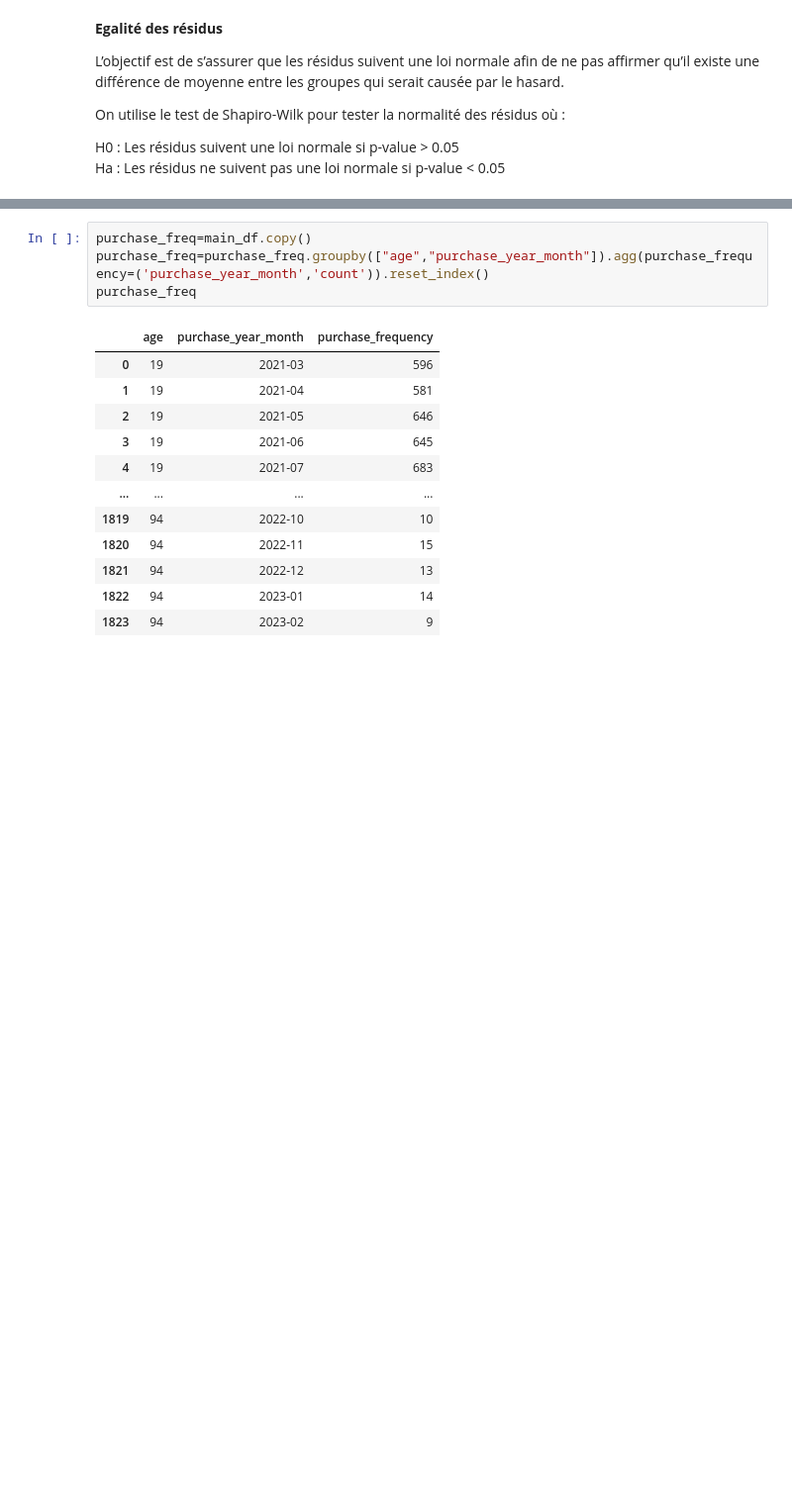
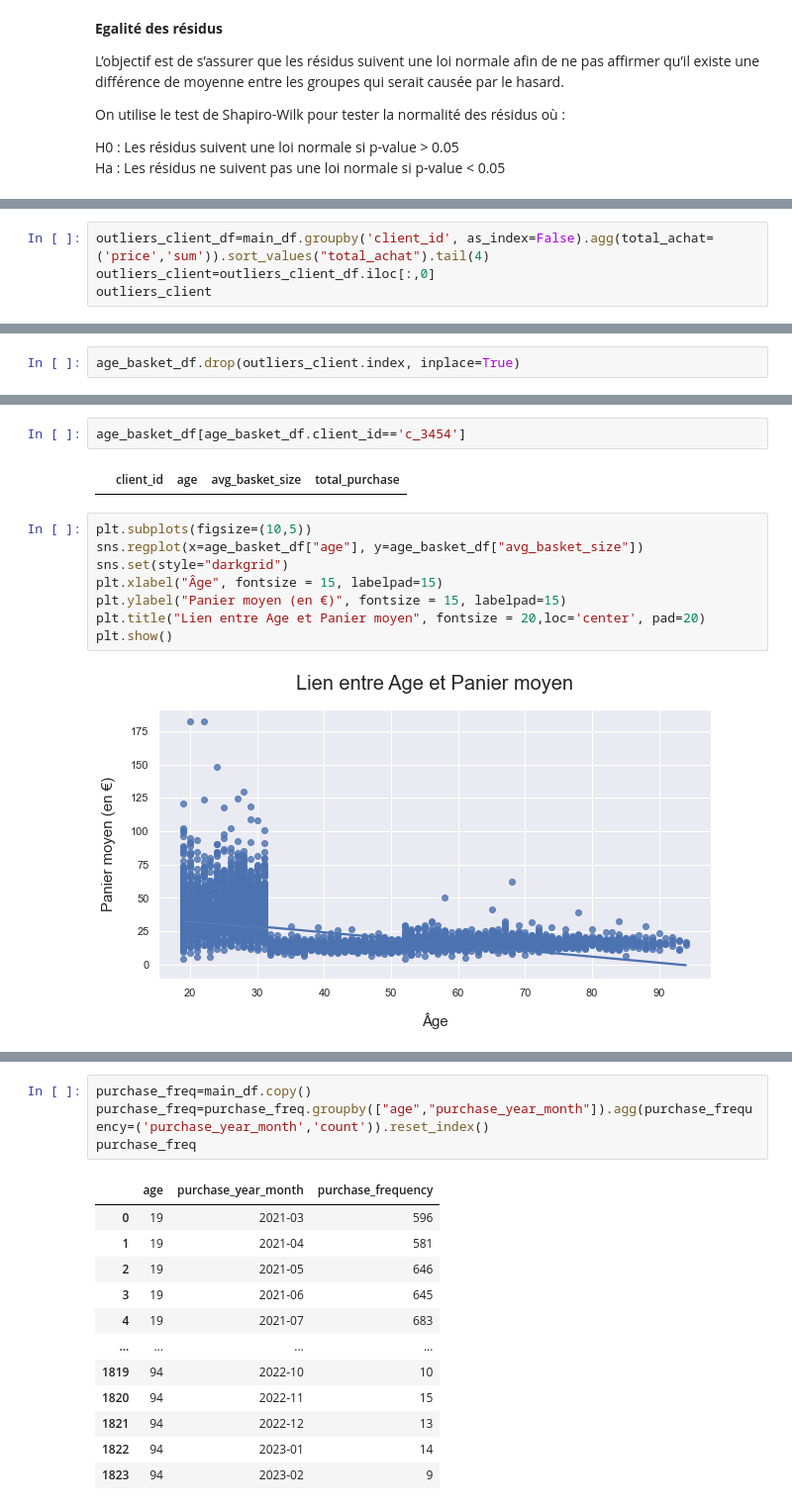
Before and after one commit to dumbor/P6---Analyse-de-ventes, a Jupyter notebook: Analysez les ventes d'une librairie.ipynb, the cells around one changed output, grey strips where cells are left out. Shown at 99% size. Drawn from its saved outputs; the diff is of its cells as text; blank space fills up the shorter version.

```diff
--- a/Analysez les ventes d'une librairie.ipynb
+++ b/Analysez les ventes d'une librairie.ipynb
@@ -1487,0 +1446,4 @@ age_purchase_df=
+# %%
+outliers_client_df=main_df.groupby('client_id', as_index=False).agg(total_achat=('price','sum')).sort_values("total_achat").tail(4)
+outliers_client=outliers_client_df.iloc[:,0]
+outliers_client
@@ -1487,0 +1456,2 @@ age_purchase_df=
+# %%
+age_basket_df.drop(outliers_client.index, inplace=True)
@@ -1487,0 +1476,14 @@ age_purchase_df=
+# %%
+age_basket_df[age_basket_df.client_id=='c_3454']
+# %% [output]
+|  | client_id | age | avg_basket_size | total_purchase |
+# %%
+plt.subplots(figsize=(10,5))
+sns.regplot(x=age_basket_df["age"], y=age_basket_df["avg_basket_size"])
+sns.set(style="darkgrid")
+plt.xlabel("Âge", fontsize = 15, labelpad=15)
+plt.ylabel("Panier moyen (en €)", fontsize = 15, labelpad=15)
+plt.title("Lien entre Age et Panier moyen", fontsize = 20,loc='center', pad=20)
+plt.show()
+# %% [output]
+[figure, added]
```
Also changed, not shown: parts of 104 cells of this notebook.
